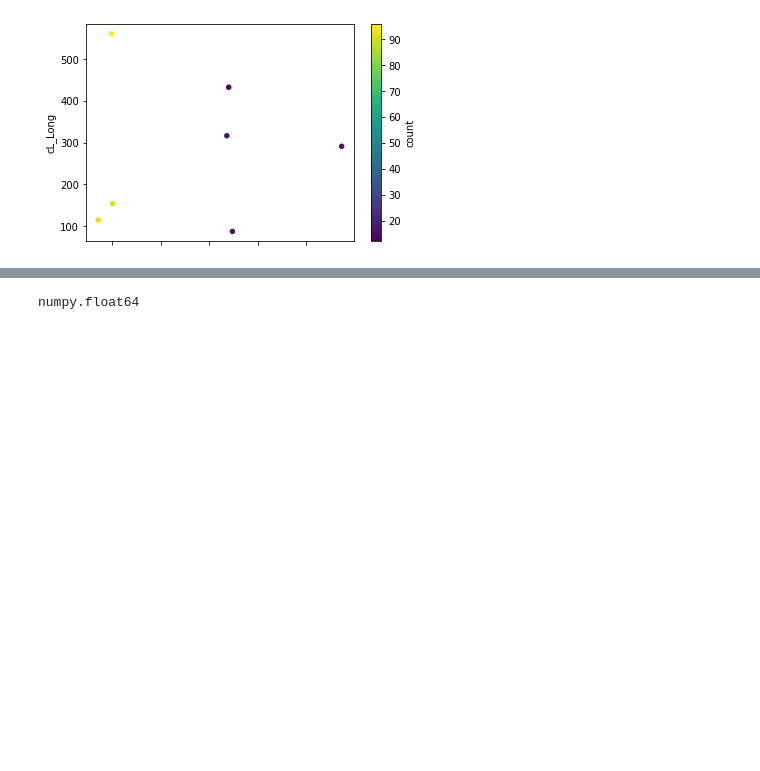
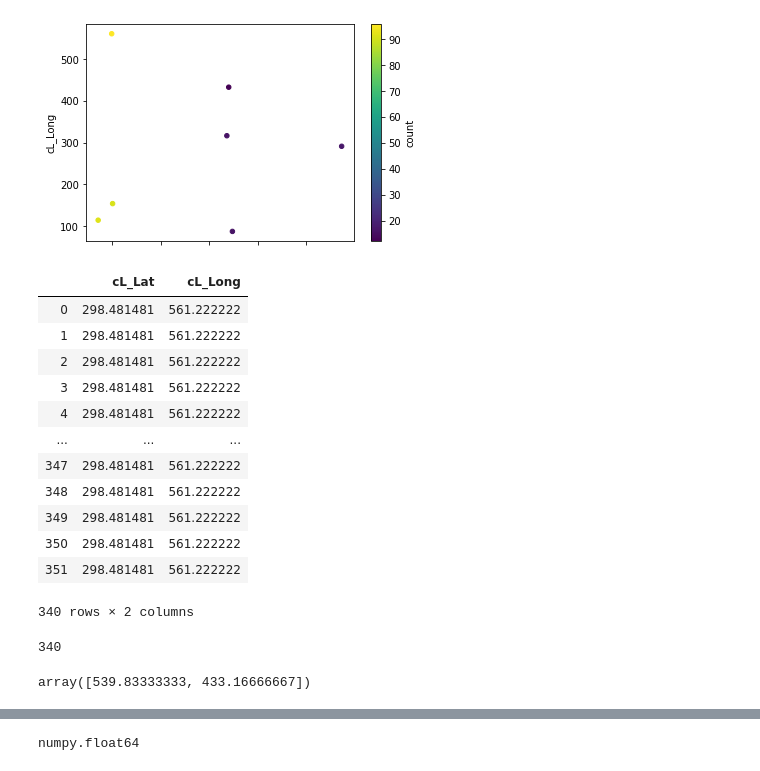
Before and after one commit to Zhimin90/PnID-to-IO_List-Machine-Learning, a Jupyter notebook: Modeling/Machine learning classification.ipynb, the cells around one changed output, grey strips where cells are left out. Drawn from its saved outputs; the diff is of its cells as text; code cells hidden in the pictures; blank space fills up the shorter version.

```diff
--- a/Modeling/Machine learning classification.ipynb
+++ b/Modeling/Machine learning classification.ipynb
@@ -547,3 +551,19 @@ plot_bygroup_df.plot.scatter(x='cL_Lat',y='cL_Long',c='count',colormap='viridis'
 # %% [output]
 <matplotlib.axes._subplots.AxesSubplot at 0x...>
 [figure]
+# %%
+plot_df[['cL_Lat', 'cL_Long']].dropna()
+# %% [output]
+|  | cL_Lat | cL_Long |
+| 0 | 298.481481 | 561.222222 |
+| 1 | 298.481481 | 561.222222 |
+| 2 | 298.481481 | 561.222222 |
+| 3 | 298.481481 | 561.222222 |
+| 4 | 298.481481 | 561.222222 |
+| ... | ... | ... |
+| 347 | 298.481481 | 561.222222 |
+| 348 | 298.481481 | 561.222222 |
+| 349 | 298.481481 | 561.222222 |
+| 350 | 298.481481 | 561.222222 |
+| 351 | 298.481481 | 561.222222 |
+340 rows × 2 columns
@@ -552,3 +574,11 @@ X = np.array(plot_df[['cL_Lat', 'cL_Long']])
+# %%
+len(nonNAN_index)
+# %% [output]
+340
+# %%
+X[60]
+# %% [output]
+array([539.83333333, 433.16666667])
 # %%
 X.shape
 # %% [output]
```
Also changed, not shown: parts of 11 cells of this notebook.
